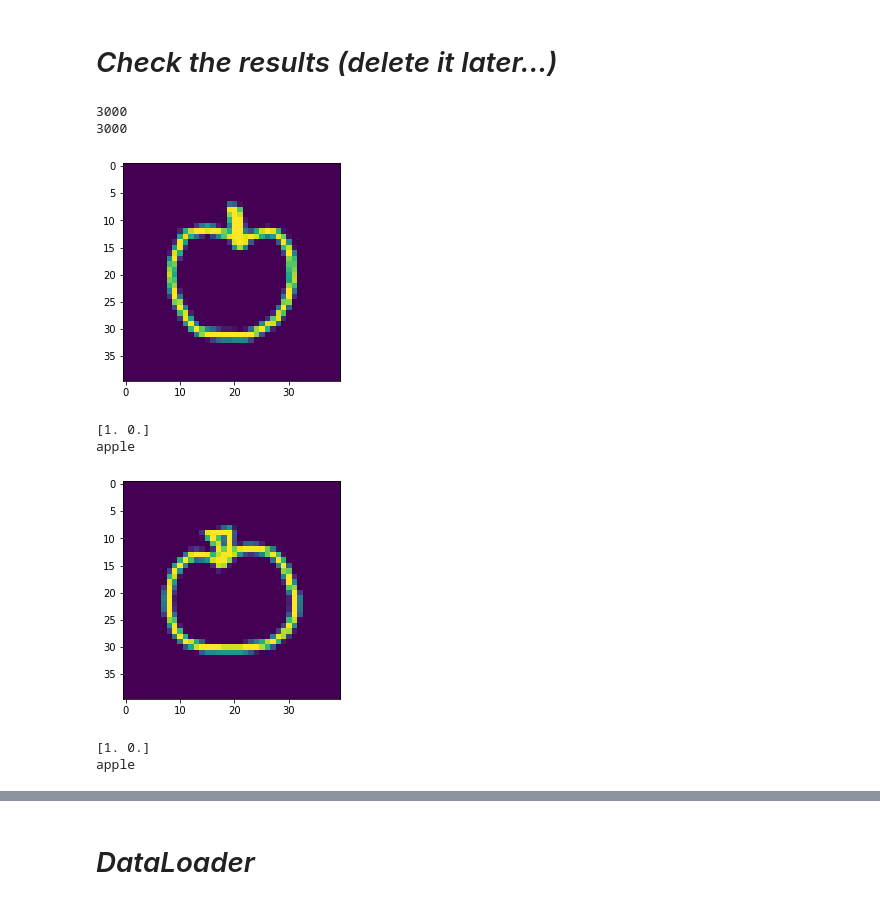
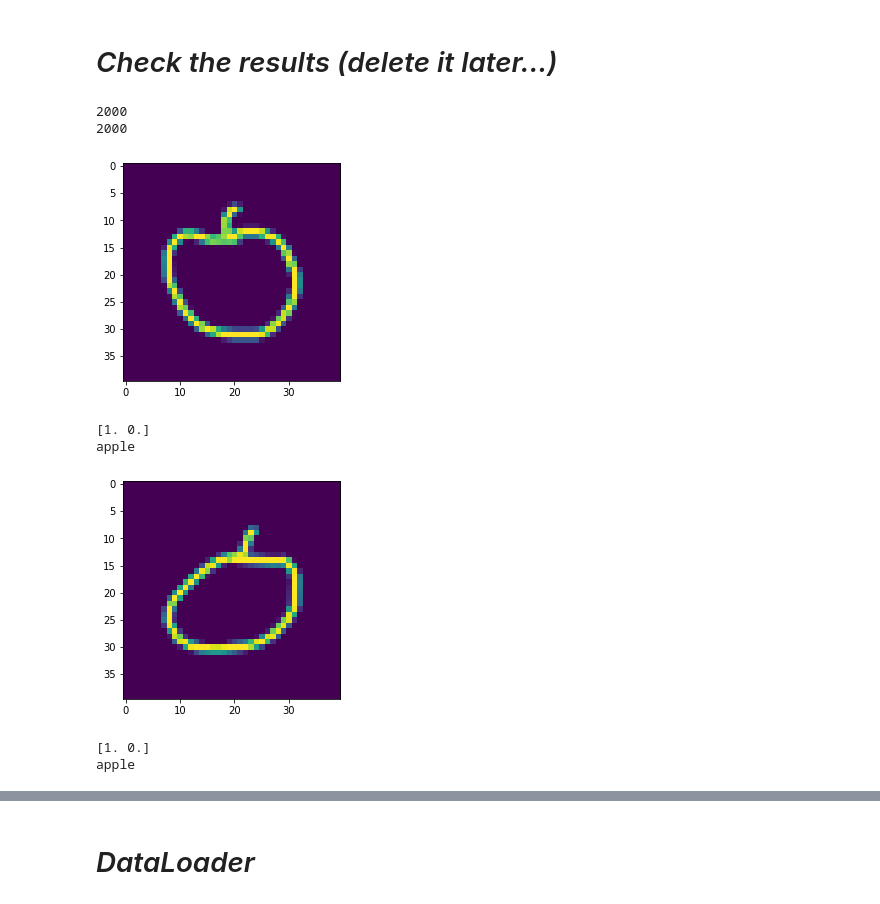
Before and after one commit to HanziJiang/CapsNet-ResNet-Performance-Analysis, a Jupyter notebook: load_DrawData_with_transform.ipynb, the cells around one changed output, grey strips where cells are left out. Cells and saved outputs as stored; diff of their text form; code cells hidden in the pictures.

```diff
--- a/load_DrawData_with_transform.ipynb
+++ b/load_DrawData_with_transform.ipynb
@@ -270,27 +270,27 @@ building test dataset
 # %%
 # Check without transformation--------
 # total # of training examples
-print(len(val_dataset))
-print(len(val_dataset.labels))
+print(len(test_dataset))
+print(len(test_dataset.labels))
 # Apple
-img1 = val_dataset[2][0]
+img1 = test_dataset[2][0]
 plt.imshow(img1)
 plt.show()
-print(val_dataset[2][1])
-print(val_dataset.labels[2])
+print(test_dataset[2][1])
+print(test_dataset.labels[2])
 # Face
-img2 = val_dataset[1000][0]
+img2 = test_dataset[1000][0]
 plt.imshow(img2)
 plt.show()
-print(val_dataset[1000][1])
-print(val_dataset.labels[1000])
+print(test_dataset[1000][1])
+print(test_dataset.labels[1000])
 # %% [output]
-3000
-3000
+2000
+2000
-[figure, old version]
+[figure, new version]
 [1. 0.]
 apple
-[figure, old version]
+[figure, new version]
 [1. 0.]
 apple
 # %%
```
Also changed, not shown: parts of 3 cells of this notebook.
